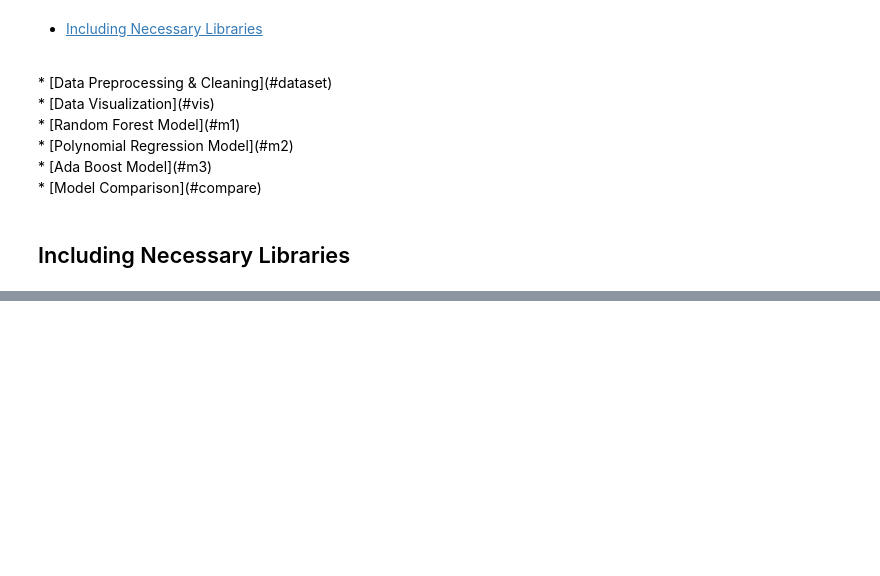
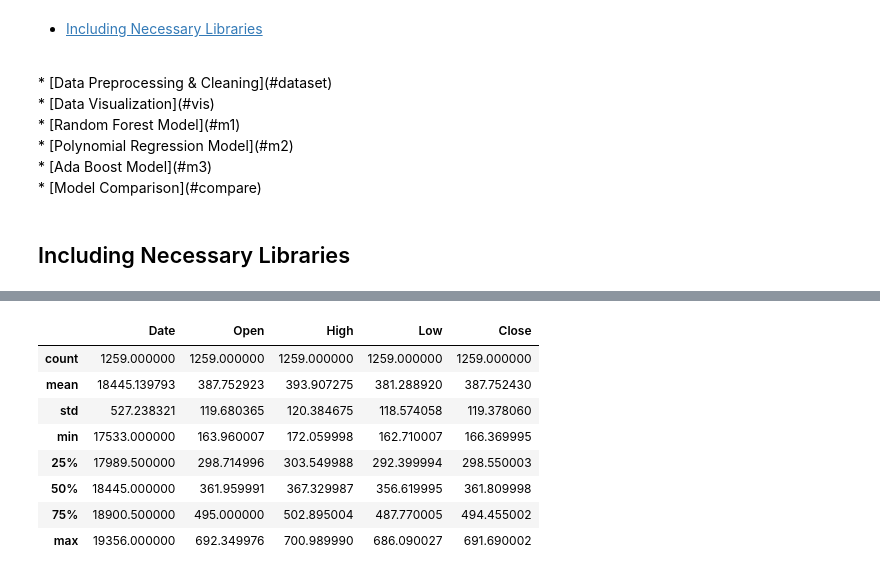
Before and after one commit to Momad-Y/NFLX-Stock-Price-Prediction, a Jupyter notebook: Netflix Stock Price Prediction.ipynb, the cells around one changed output, grey strips where cells are left out. Cells and saved outputs as stored; diff of their text form; code cells hidden in the pictures; blank space fills up the shorter version.

```diff
--- a/Netflix Stock Price Prediction.ipynb
+++ b/Netflix Stock Price Prediction.ipynb
@@ -43,0 +152,13 @@ from sklearn.ensemble import AdaBoostRegressor
+# %%
+# Generating descriptive statistics
+NFLX_df.describe()
+# %% [output]
+|  | Date | Open | High | Low | Close |
+| count | 1259.000000 | 1259.000000 | 1259.000000 | 1259.000000 | 1259.000000 |
+| mean | 18445.139793 | 387.752923 | 393.907275 | 381.288920 | 387.752430 |
+| std | 527.238321 | 119.680365 | 120.384675 | 118.574058 | 119.378060 |
+| min | 17533.000000 | 163.960007 | 172.059998 | 162.710007 | 166.369995 |
+| 25% | 17989.500000 | 298.714996 | 303.549988 | 292.399994 | 298.550003 |
+| 50% | 18445.000000 | 361.959991 | 367.329987 | 356.619995 | 361.809998 |
+| 75% | 18900.500000 | 495.000000 | 502.895004 | 487.770005 | 494.455002 |
+| max | 19356.000000 | 692.349976 | 700.989990 | 686.090027 | 691.690002 |
```
Also changed, not shown: parts of 21 cells of this notebook.
